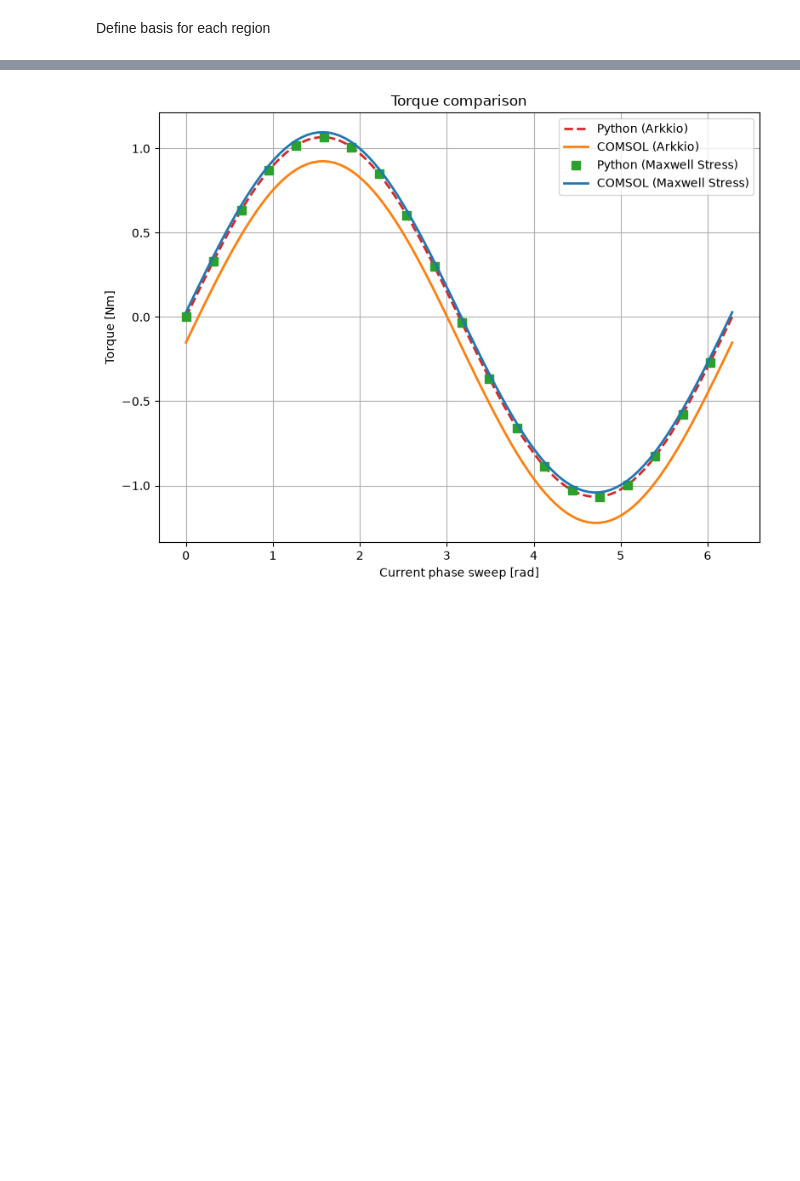
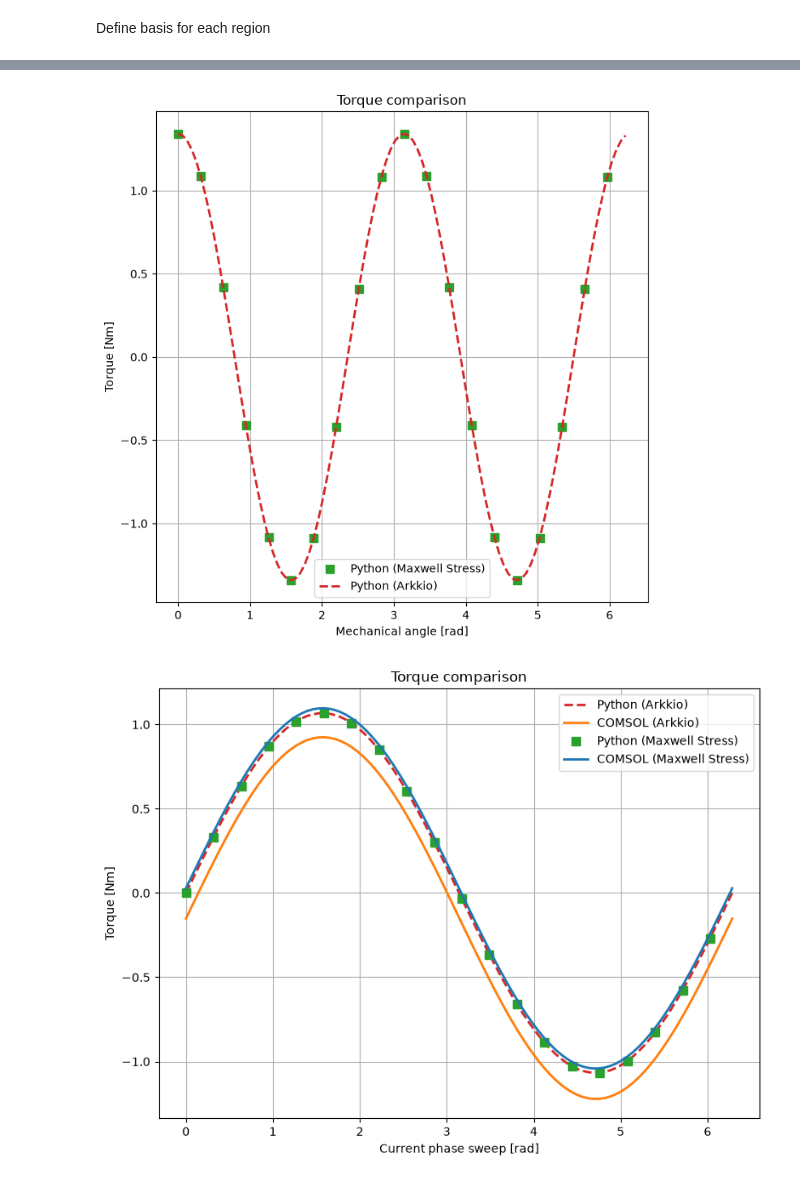
Before and after one commit to VerttiAalto100/computational-electromagnetics, a Jupyter notebook: pmsm-torque-evaluation/pmsm_2d.ipynb, the cells around one changed output, grey strips where cells are left out. Saved outputs shown, nothing was run; the diff lists cells and outputs as text; code cells hidden in the pictures; blank space fills up the shorter version.

```diff
--- a/pmsm-torque-evaluation/pmsm_2d.ipynb
+++ b/pmsm-torque-evaluation/pmsm_2d.ipynb
@@ -298,3 +567,47 @@ iteration: 100/100
+# %%
+import numpy as np
+import matplotlib.pyplot as plt
+
+fig, ax = plt.subplots(figsize=(7,7))
+
+torques_arkkio = np.asarray(torques_arkkio)
+torques_mst = np.asarray(torques_mst)
+mechanical_angles = np.asarray(mechanical_angles)
+
+# Python Maxwell Stress
+ax.plot(
+    mechanical_angles,
+    torques_mst,
+    "s",
+    color="tab:green",
+    linewidth=2,
+    markersize=7,
+    markevery=5,
+    label="Python (Maxwell Stress)",
+)
+
+# Python Arkkio
+ax.plot(
+    mechanical_angles,
+    torques_arkkio,
+    "--",
+    color="tab:red",
+    linewidth=2,
+    markersize=5,
+    markevery=5,
+    label="Python (Arkkio)",
+)
+
+ax.set_xlabel("Mechanical angle [rad]")
+ax.set_ylabel("Torque [Nm]")
+ax.set_title("Torque comparison")
+ax.grid(True)
+ax.legend()
+
+plt.tight_layout()
+plt.show()
+# %% [output]
+[figure, added]
 # %%
 import numpy as np
 import matplotlib.pyplot as plt
```
Also changed, not shown: parts of 8 cells of this notebook, 4 other files.
